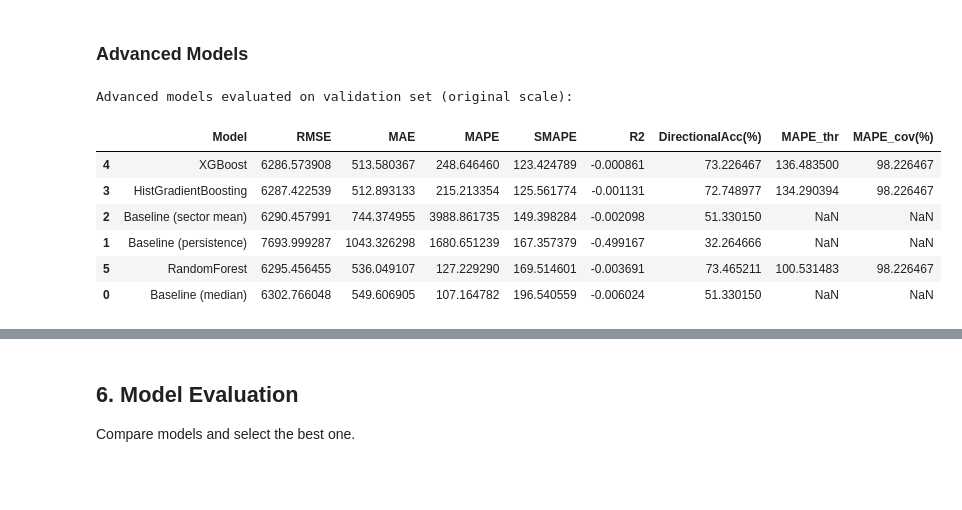
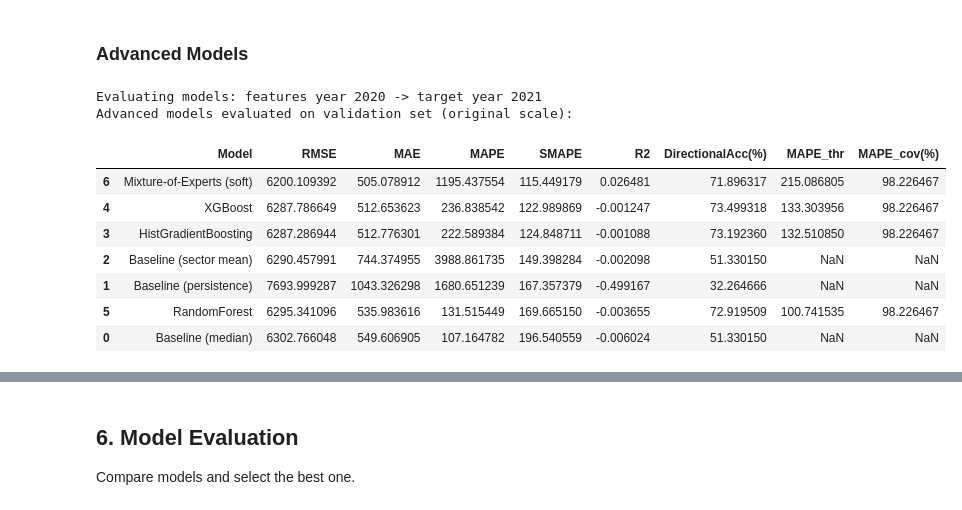
Before and after one commit to KorayAydin3k/Expert_AI_project, a Jupyter notebook: notebook/basarisiz.ipynb, the cells around one changed output, grey strips where cells are left out. Cells and saved outputs as stored; diff of their text form; code cells hidden in the pictures; blank space fills up the shorter version.

```diff
--- a/notebook/basarisiz.ipynb
+++ b/notebook/basarisiz.ipynb
@@ -1533,12 +1672,16 @@ def winsorize_target(y_train, y_val, lower=0.01, upper=0.99, hard_lo=None, hard_
 # %%
 # Advanced Models (Regression) with target transform and robust metrics
 # NOTE: val/test contain NaNs; only NaN-capable models are used
+if 'active' in globals() and isinstance(active, dict):
+    _vy = active['fold']['val_year']
+    print(f'Evaluating models: features year {_vy} -> target year {_vy + TARGET_SHIFT}')
+
 # - Baselines: median, lag1, sector mean
 # - Random Forest
 # - Gradient Boosting
 # - XGBoost (if available)
 
-from sklearn.ensemble import RandomForestRegressor, GradientBoostingRegressor
+from sklearn.ensemble import RandomForestRegressor, GradientBoostingRegressor, HistGradientBoostingClassifier
 from sklearn.metrics import mean_squared_error, mean_absolute_error, r2_score
 from sklearn.preprocessing import PowerTransformer, QuantileTransformer
 
@@ -1716,38 +1859,101 @@ try:
         objective='reg:absoluteerror',
         random_state=RANDOM_STATE,
         n_jobs=-1
     )
     results.append(eval_regression('XGBoost', xgb_model, X_tr_q, Y_tr_t, X_va_q, y_val))
 except Exception as e:
     print(f'XGBoost not available or failed to import: {e}')
 
 # RandomForest
 rf_model = RandomForestRegressor(
     n_estimators=400,
     max_depth=None,
     min_samples_split=5,
     min_samples_leaf=2,
     max_features='sqrt',
     n_jobs=-1,
     random_state=RANDOM_STATE
 )
 results.append(eval_regression('RandomForest', rf_model, X_tr_q, Y_tr_t, X_va_q, y_val))
 
 
 
+
+# --- Mixture of Experts (Soft Routing) ---
+THRESH_LOW = -15.0  # percent points
+THRESH_HIGH = 15.0  # percent points
+
+def assign_bucket_val(y):
+    if y < THRESH_LOW:
+        return 0  # Bear
+    if y > THRESH_HIGH:
+        return 2  # Bull
+    return 1  # Frog
+
+# Prepare features (fill NaNs using train median)
+X_tr_moe = X_train.copy()
+X_va_moe = X_val.copy()
+train_median = X_tr_moe.median(numeric_only=True)
+X_tr_moe = X_tr_moe.fillna(train_median).fillna(0)
+X_va_moe = X_va_moe.fillna(train_median).fillna(0)
+
+y_bucket_tr = y_train.apply(assign_bucket_val)
+
+# Train router (3-class)
+moe_ready = y_bucket_tr.nunique() >= 2
+if moe_ready:
+    router = HistGradientBoostingClassifier(max_depth=4, learning_rate=0.05, max_iter=300, random_state=RANDOM_STATE)
+    router.fit(X_tr_moe, y_bucket_tr)
+    probs = router.predict_proba(X_va_moe)
+
+    # Train experts on signed-log target
+    experts = {}
+    default_pred = float(y_train.median())
+    for bucket_id in [0, 1, 2]:
+        mask = (y_bucket_tr == bucket_id)
+        if mask.sum() < 50:
+            experts[bucket_id] = None
+            continue
+        reg = HistGradientBoostingRegressor(max_depth=6, learning_rate=0.05, max_iter=400, random_state=RANDOM_STATE, loss='absolute_error')
+        reg.fit(X_tr_moe[mask], y_transform(y_train[mask]))
+        experts[bucket_id] = reg
+
+    # Expert predictions for all val rows
+    pred_0 = default_pred if experts[0] is None else y_inverse(experts[0].predict(X_va_moe))
+    pred_1 = default_pred if experts[1] is None else y_inverse(experts[1].predict(X_va_moe))
+    pred_2 = default_pred if experts[2] is None else y_inverse(experts[2].predict(X_va_moe))
+
+    moe_pred = (probs[:, 0] * pred_0) + (probs[:, 1] * pred_1) + (probs[:, 2] * pred_2)
+
+    results.append({
+        'Model': 'Mixture-of-Experts (soft)',
+        'RMSE': mean_squared_error(y_val, moe_pred, squared=False),
+        'MAE': mean_absolute_error(y_val, moe_pred),
+        'MAPE': mape_safe(y_val, moe_pred),
+        'SMAPE': smape(y_val, moe_pred),
+        'R2': r2_score(y_val, moe_pred),
+        'DirectionalAcc(%)': directional_accuracy(y_val, moe_pred),
+        'MAPE_thr': mape_thresholded(y_val, moe_pred, thr=NEAR_ZERO_THR)[0],
+        'MAPE_cov(%)': mape_thresholded(y_val, moe_pred, thr=NEAR_ZERO_THR)[1]
+    })
+else:
+    print('MoE skipped: not enough bucket diversity in training data.')
+
 results_df = pd.DataFrame(results)
 # Headline metrics: SMAPE + Directional Acc
 results_df = results_df.sort_values(['SMAPE', 'DirectionalAcc(%)'])
 print('Advanced models evaluated on validation set (original scale):')
 display(results_df)
 # %% [output]
+Evaluating models: features year 2020 -> target year 2021
 Advanced models evaluated on validation set (original scale):
 |  | Model | RMSE | MAE | MAPE | SMAPE | R2 | DirectionalAcc(%) | MAPE_thr | MAPE_cov(%) |
-| 4 | XGBoost | 6286.573908 | 513.580367 | 248.646460 | 123.424789 | -0.000861 | 73.226467 | 136.483500 | 98.226467 |
-| 3 | HistGradientBoosting | 6287.422539 | 512.893133 | 215.213354 | 125.561774 | -0.001131 | 72.748977 | 134.290394 | 98.226467 |
+| 6 | Mixture-of-Experts (soft) | 6200.109392 | 505.078912 | 1195.437554 | 115.449179 | 0.026481 | 71.896317 | 215.086805 | 98.226467 |
+| 4 | XGBoost | 6287.786649 | 512.653623 | 236.838542 | 122.989869 | -0.001247 | 73.499318 | 133.303956 | 98.226467 |
+| 3 | HistGradientBoosting | 6287.286944 | 512.776301 | 222.589384 | 124.848711 | -0.001088 | 73.192360 | 132.510850 | 98.226467 |
 | 2 | Baseline (sector mean) | 6290.457991 | 744.374955 | 3988.861735 | 149.398284 | -0.002098 | 51.330150 | NaN | NaN |
 | 1 | Baseline (persistence) | 7693.999287 | 1043.326298 | 1680.651239 | 167.357379 | -0.499167 | 32.264666 | NaN | NaN |
-| 5 | RandomForest | 6295.456455 | 536.049107 | 127.229290 | 169.514601 | -0.003691 | 73.465211 | 100.531483 | 98.226467 |
+| 5 | RandomForest | 6295.341096 | 535.983616 | 131.515449 | 169.665150 | -0.003655 | 72.919509 | 100.741535 | 98.226467 |
 | 0 | Baseline (median) | 6302.766048 | 549.606905 | 107.164782 | 196.540559 | -0.006024 | 51.330150 | NaN | NaN |
 # %%
 # 3-stage bucket model (near-zero + direction + magnitude, leakage-safe)
```
Also changed, not shown: parts of 11 cells of this notebook.
